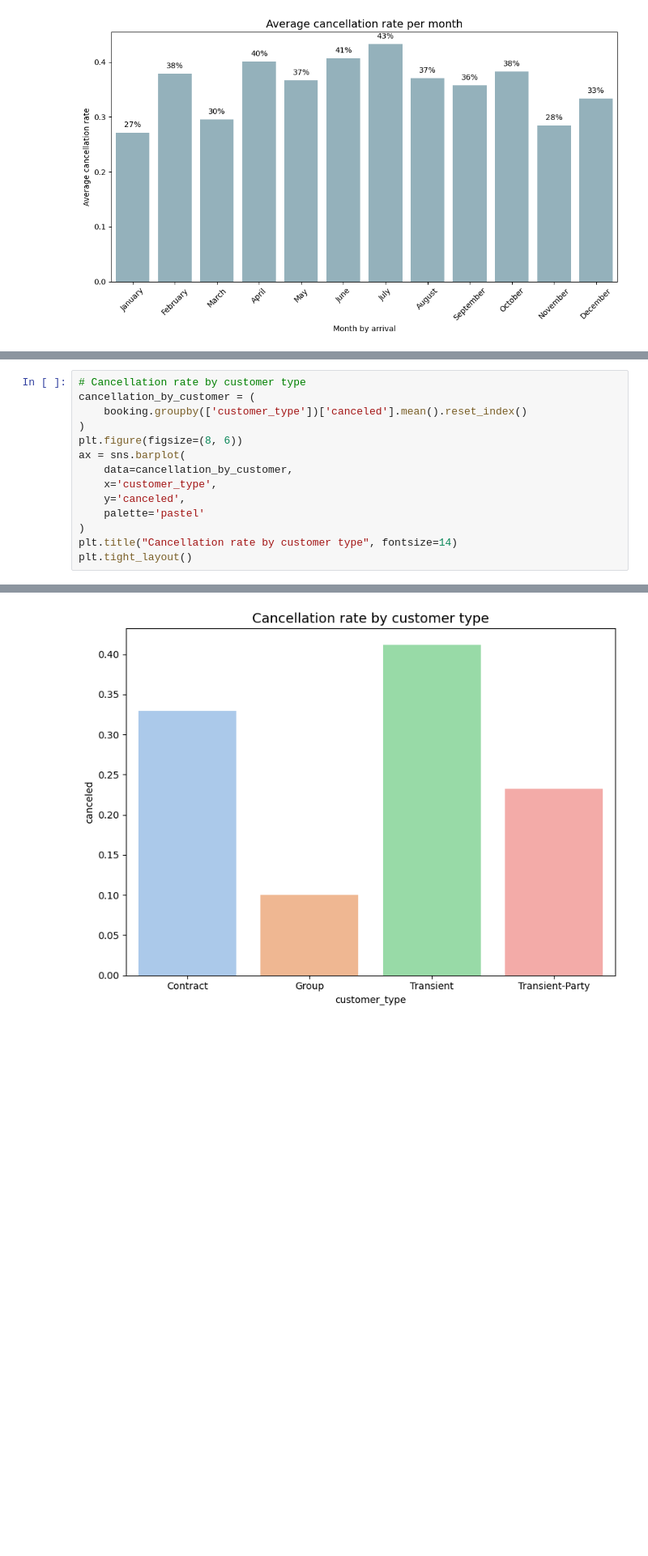
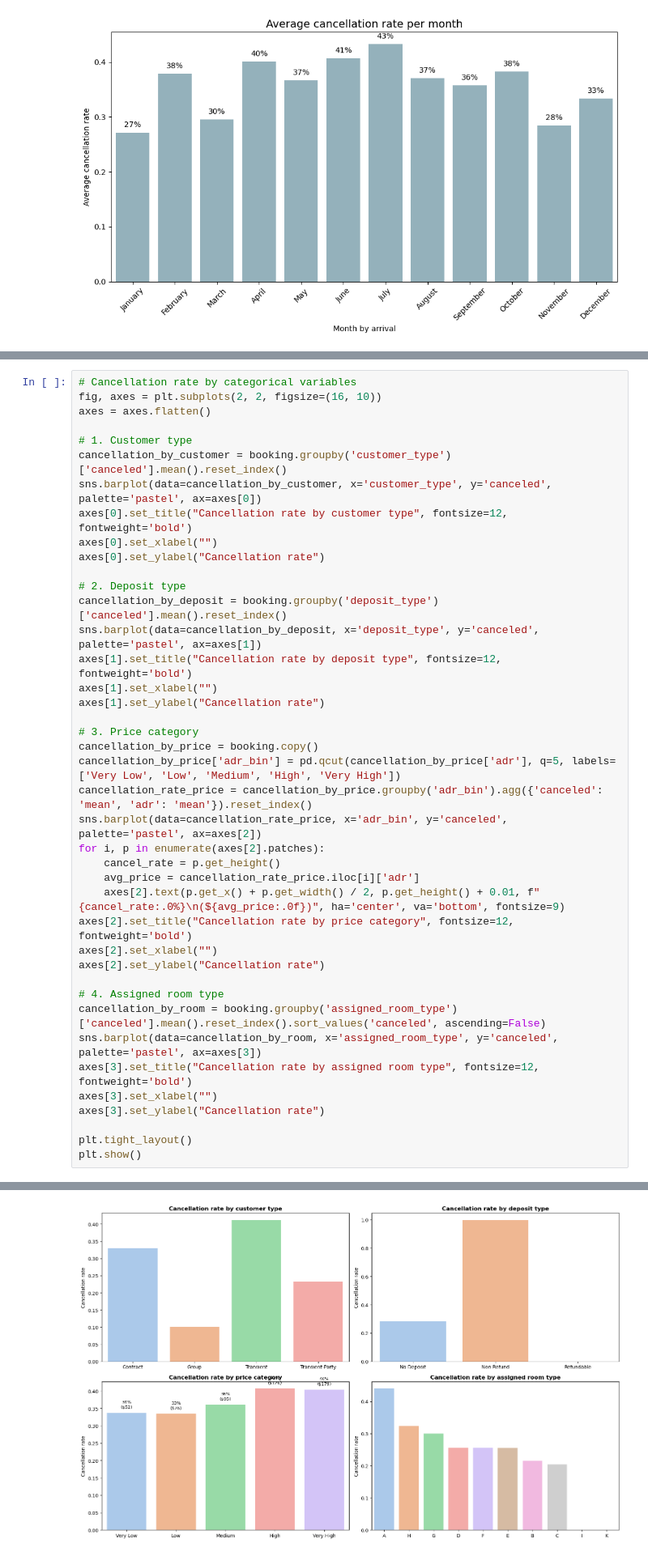
Before and after one commit to luciledubarry/Hotel_booking_analysis, a Jupyter notebook: hotel_booking_analysis.ipynb, the cells around one changed output, grey strips where cells are left out. Shown at 81% size. Drawn from its saved outputs; the diff is of its cells as text; blank space fills up the shorter version.

```diff
--- a/hotel_booking_analysis.ipynb
+++ b/hotel_booking_analysis.ipynb
@@ -269,19 +269,46 @@ plt.tight_layout()
 # %% [output]
 [figure]
 # %%
-# Cancellation rate by customer type
-cancellation_by_customer = (
-    booking.groupby(['customer_type'])['canceled'].mean().reset_index()
-)
-plt.figure(figsize=(8, 6))
-ax = sns.barplot(
-    data=cancellation_by_customer,
-    x='customer_type',
-    y='canceled',
-    palette='pastel'
-)
-plt.title("Cancellation rate by customer type", fontsize=14)
+# Cancellation rate by categorical variables
+fig, axes = plt.subplots(2, 2, figsize=(16, 10))
+axes = axes.flatten()
+
+# 1. Customer type
+cancellation_by_customer = booking.groupby('customer_type')['canceled'].mean().reset_index()
+sns.barplot(data=cancellation_by_customer, x='customer_type', y='canceled', palette='pastel', ax=axes[0])
+axes[0].set_title("Cancellation rate by customer type", fontsize=12, fontweight='bold')
+axes[0].set_xlabel("")
+axes[0].set_ylabel("Cancellation rate")
+
+# 2. Deposit type
+cancellation_by_deposit = booking.groupby('deposit_type')['canceled'].mean().reset_index()
+sns.barplot(data=cancellation_by_deposit, x='deposit_type', y='canceled', palette='pastel', ax=axes[1])
+axes[1].set_title("Cancellation rate by deposit type", fontsize=12, fontweight='bold')
+axes[1].set_xlabel("")
+axes[1].set_ylabel("Cancellation rate")
+
+# 3. Price category
+cancellation_by_price = booking.copy()
+cancellation_by_price['adr_bin'] = pd.qcut(cancellation_by_price['adr'], q=5, labels=['Very Low', 'Low', 'Medium', 'High', 'Very High'])
+cancellation_rate_price = cancellation_by_price.groupby('adr_bin').agg({'canceled': 'mean', 'adr': 'mean'}).reset_index()
+sns.barplot(data=cancellation_rate_price, x='adr_bin', y='canceled', palette='pastel', ax=axes[2])
+for i, p in enumerate(axes[2].patches):
+    cancel_rate = p.get_height()
+    avg_price = cancellation_rate_price.iloc[i]['adr']
+    axes[2].text(p.get_x() + p.get_width() / 2, p.get_height() + 0.01, f"{cancel_rate:.0%}\n(${avg_price:.0f})", ha='center', va='bottom', fontsize=9)
+axes[2].set_title("Cancellation rate by price category", fontsize=12, fontweight='bold')
+axes[2].set_xlabel("")
+axes[2].set_ylabel("Cancellation rate")
+
+# 4. Assigned room type
+cancellation_by_room = booking.groupby('assigned_room_type')['canceled'].mean().reset_index().sort_values('canceled', ascending=False)
+sns.barplot(data=cancellation_by_room, x='assigned_room_type', y='canceled', palette='pastel', ax=axes[3])
+axes[3].set_title("Cancellation rate by assigned room type", fontsize=12, fontweight='bold')
+axes[3].set_xlabel("")
+axes[3].set_ylabel("Cancellation rate")
+
 plt.tight_layout()
+plt.show()
 # %% [output]
 Passing `palette` without assigning `hue` is deprecated and will be removed in v0.14.0. Assign the `x` variable to `hue` and set `legend=False` for the same effect.
 
@@ -289 +328 @@ Passing `palette` without assigning `hue` is deprecated and will be removed in v
-[figure, old version]
+[figure, new version]
```
Also changed, not shown: parts of 4 cells of this notebook.
